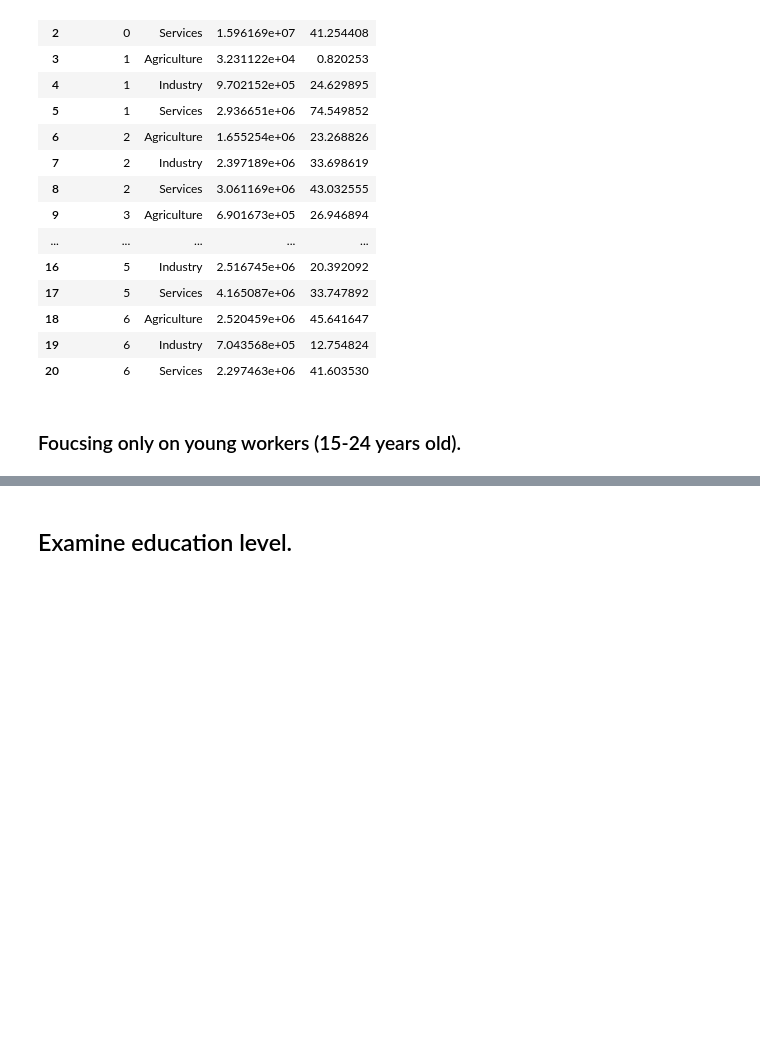
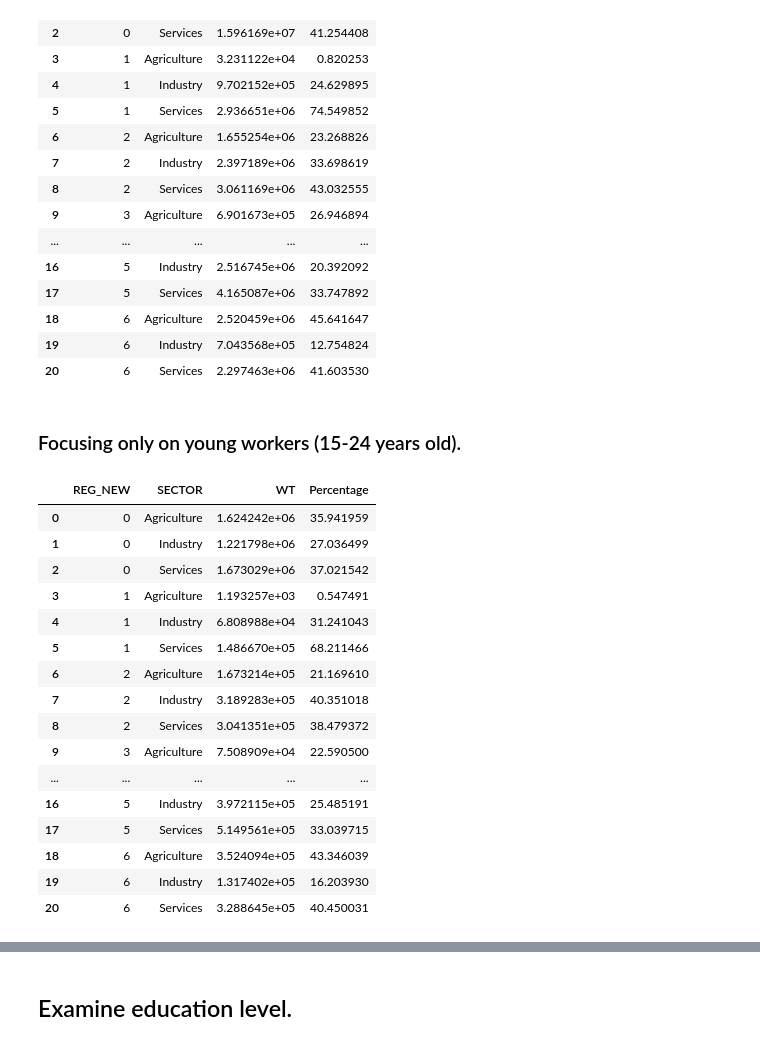
Before and after one commit to PhakphumJ/Thesis_code, a Jupyter notebook: LFS_code.ipynb, the cells around one changed output, grey strips where cells are left out. Cells and saved outputs as stored; diff of their text form; code cells hidden in the pictures; blank space fills up the shorter version.

Commit message:
Sector by group

```diff
--- a/LFS_code.ipynb
+++ b/LFS_code.ipynb
@@ -469,4 +469,48 @@ LFS_56_Q1_SEC_REG
 | 19 | 6 | Industry | 7.043568e+05 | 12.754824 |
 | 20 | 6 | Services | 2.297463e+06 | 41.603530 |
 # %% [markdown]
-### Foucsing only on young workers (15-24 years old).
+### Focusing only on young workers (15-24 years old).
+# %%
+## Tabulate the data. Number of people in each sector.
+LFS_56_Q1_YOUNG_SEC_REG = LFS_56_Q1_YOUNG.groupby(["REG_NEW", "SECTOR"]).agg({"WT": "sum"}).reset_index()
+
+## Create a new column for the percentage of each sector.
+LFS_56_Q1_YOUNG_SEC_REG["Percentage"] = LFS_56_Q1_YOUNG_SEC_REG.groupby('REG_NEW')["WT"].apply(lambda x: x / x.sum() * 100).reset_index().WT
+
+## Compute the total number of people in each sector at the national level.
+LFS_56_Q1_YOUNG_SEC_NAT = LFS_56_Q1_YOUNG_SEC_REG.groupby("SECTOR").agg({"WT": "sum"}).reset_index()
+
+## Create column REG_NEW for the national level. Set it to 0.
+LFS_56_Q1_YOUNG_SEC_NAT["REG_NEW"] = 0
+
+## Create a new column for the percentage of each sector.
+LFS_56_Q1_YOUNG_SEC_NAT["Percentage"] = LFS_56_Q1_YOUNG_SEC_NAT["WT"]/LFS_56_Q1_YOUNG_SEC_NAT["WT"].sum() * 100
+
+# Make the order of columns the same as LFS_56_Q1_YOUNG_SEC_REG
+LFS_56_Q1_YOUNG_SEC_NAT = LFS_56_Q1_YOUNG_SEC_NAT[LFS_56_Q1_YOUNG_SEC_REG.columns]
+
+## Concatenate the national level data to the regional level data.
+LFS_56_Q1_YOUNG_SEC_REG = pd.concat([LFS_56_Q1_YOUNG_SEC_NAT, LFS_56_Q1_YOUNG_SEC_REG]).reset_index(drop=True)
+
+## remove the dataframes that are no longer needed.
+del LFS_56_Q1_YOUNG_SEC_NAT
+
+LFS_56_Q1_YOUNG_SEC_REG
+# %% [output]
+|  | REG_NEW | SECTOR | WT | Percentage |
+| 0 | 0 | Agriculture | 1.624242e+06 | 35.941959 |
+| 1 | 0 | Industry | 1.221798e+06 | 27.036499 |
+| 2 | 0 | Services | 1.673029e+06 | 37.021542 |
+| 3 | 1 | Agriculture | 1.193257e+03 | 0.547491 |
+| 4 | 1 | Industry | 6.808988e+04 | 31.241043 |
+| 5 | 1 | Services | 1.486670e+05 | 68.211466 |
+| 6 | 2 | Agriculture | 1.673214e+05 | 21.169610 |
+| 7 | 2 | Industry | 3.189283e+05 | 40.351018 |
+| 8 | 2 | Services | 3.041351e+05 | 38.479372 |
+| 9 | 3 | Agriculture | 7.508909e+04 | 22.590500 |
+| ... | ... | ... | ... | ... |
+| 16 | 5 | Industry | 3.972115e+05 | 25.485191 |
+| 17 | 5 | Services | 5.149561e+05 | 33.039715 |
+| 18 | 6 | Agriculture | 3.524094e+05 | 43.346039 |
+| 19 | 6 | Industry | 1.317402e+05 | 16.203930 |
+| 20 | 6 | Services | 3.288645e+05 | 40.450031 |
```
Also changed, not shown: parts of 4 cells of this notebook.
